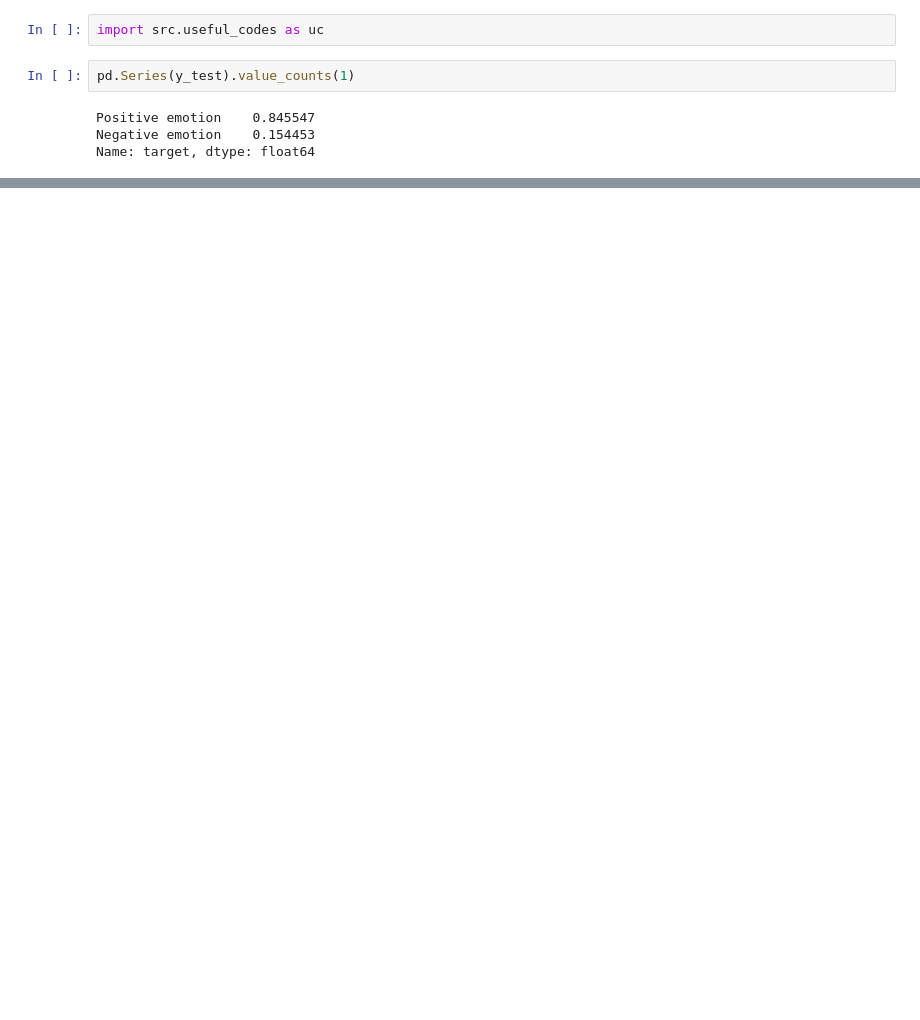
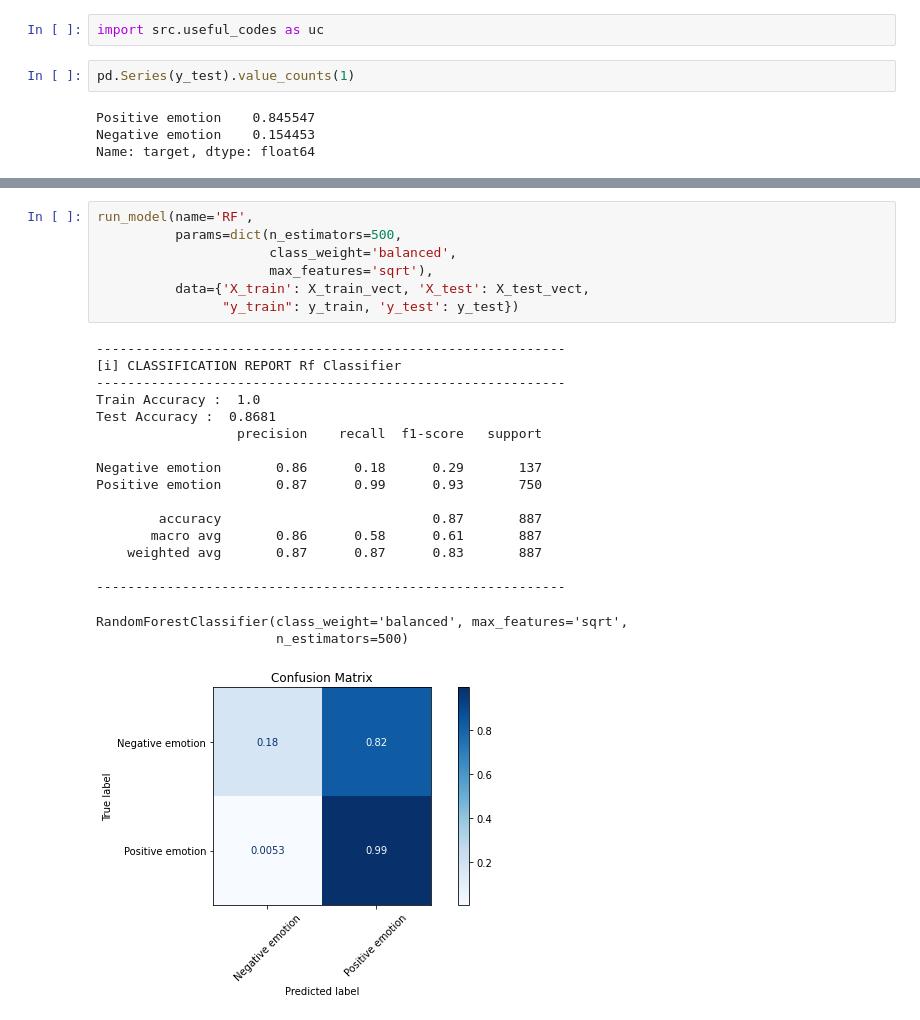
Before and after one commit to singsang2/dsc-mod-4-project-v2-1-onl01-dtsc-ft-070620, a Jupyter notebook: NLP.ipynb, the cells around one changed output, grey strips where cells are left out. Saved outputs shown, nothing was run; the diff lists cells and outputs as text; blank space fills up the shorter version.

```diff
--- a/NLP.ipynb
+++ b/NLP.ipynb
@@ -238,0 +260,26 @@ Positive emotion       0.85      1.00      0.92       750
+# %%
+run_model(name='RF',
+          params=dict(n_estimators=500,
+                      class_weight='balanced',
+                      max_features='sqrt'),
+          data={'X_train': X_train_vect, 'X_test': X_test_vect,
+                "y_train": y_train, 'y_test': y_test})
+# %% [output]
+------------------------------------------------------------
+[i] CLASSIFICATION REPORT Rf Classifier
+------------------------------------------------------------
+Train Accuracy :  1.0
+Test Accuracy :  0.8681
+                  precision    recall  f1-score   support
+
+Negative emotion       0.86      0.18      0.29       137
+Positive emotion       0.87      0.99      0.93       750
+
+        accuracy                           0.87       887
+       macro avg       0.86      0.58      0.61       887
+    weighted avg       0.87      0.87      0.83       887
+
+------------------------------------------------------------
+RandomForestClassifier(class_weight='balanced', max_features='sqrt',
+                       n_estimators=500)
+[figure, added]
```
Also changed, not shown: parts of 54 cells of this notebook, 5 other files.
